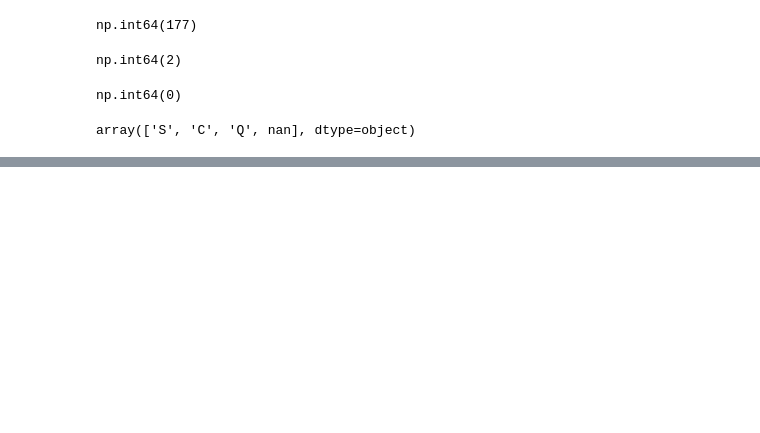
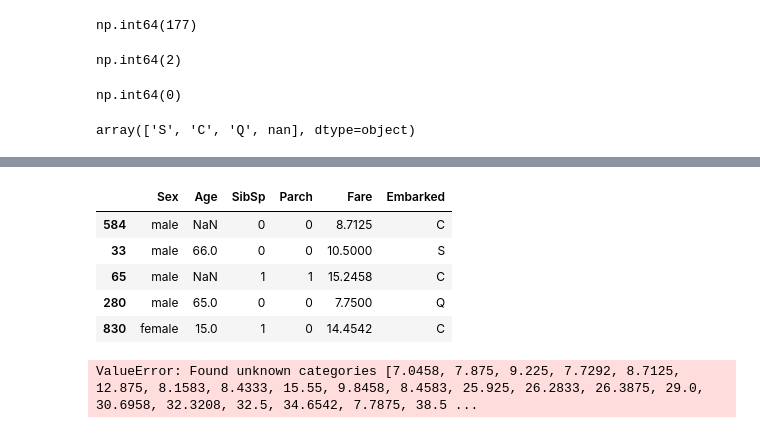
Before and after one commit to Alsanad-Opium/deep-learning-pytorch, a Jupyter notebook: MLandDL/ML/Machine Learning/Pipelines/pipelines.ipynb, the cells around one changed output, grey strips where cells are left out. Cells and saved outputs as stored; diff of their text form; code cells hidden in the pictures; blank space fills up the shorter version.

```diff
--- a/MLandDL/ML/Machine Learning/Pipelines/pipelines.ipynb
+++ b/MLandDL/ML/Machine Learning/Pipelines/pipelines.ipynb
@@ -89,0 +180,15 @@ pipeline = Pipeline([
+# %%
+x_test.sample(5)
+# %% [output]
+|  | Sex | Age | SibSp | Parch | Fare | Embarked |
+| 584 | male | NaN | 0 | 0 | 8.7125 | C |
+| 33 | male | 66.0 | 0 | 0 | 10.5000 | S |
+| 65 | male | NaN | 1 | 1 | 15.2458 | C |
+| 280 | male | 65.0 | 0 | 0 | 7.7500 | Q |
+| 830 | female | 15.0 | 1 | 0 | 14.4542 | C |
+# %%
+# now use the pipeline to predict
+
+y_pred = pipeline.predict(x_test)
+# %% [output]
+ValueError: Found unknown categories [7.0458, 7.875, 9.225, 7.7292, 8.7125, 12.875, 8.1583, 8.4333, 15.55, 9.8458, 8.4583, 25.925, 26.2833, 26.3875, 29.0, 30.6958, 32.3208, 32.5, 34.6542, 7.7875, 38.5 ...
```
Also changed, not shown: parts of 18 cells of this notebook.
